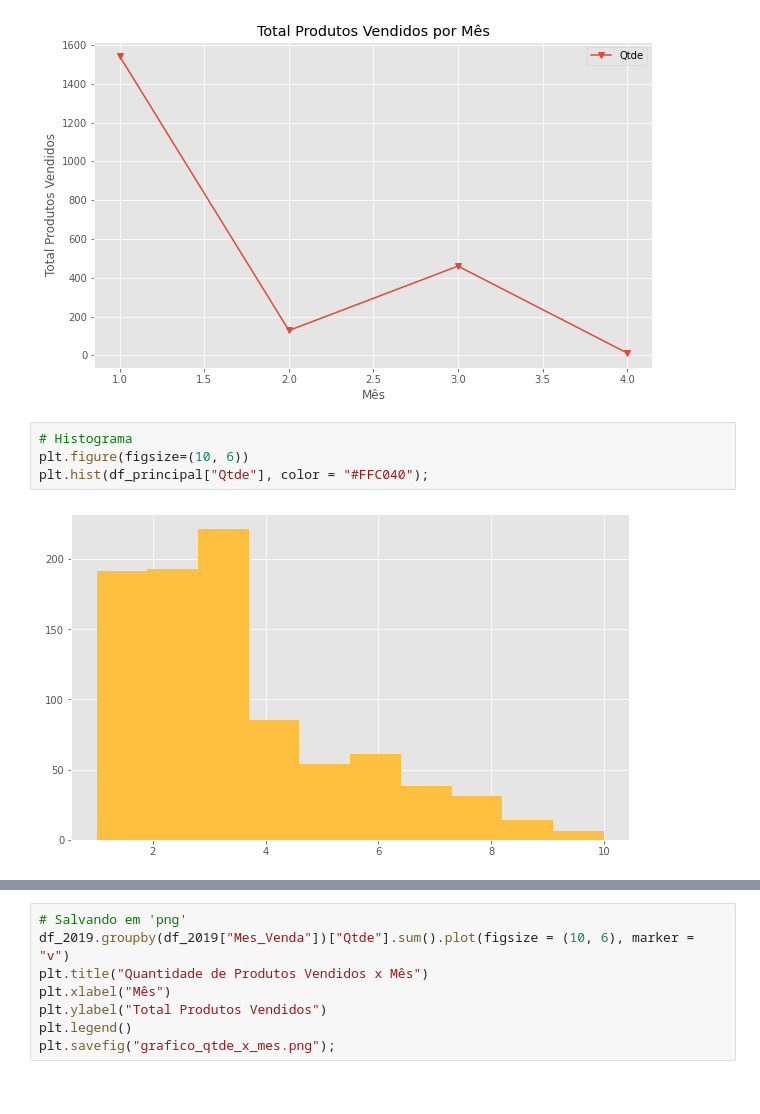
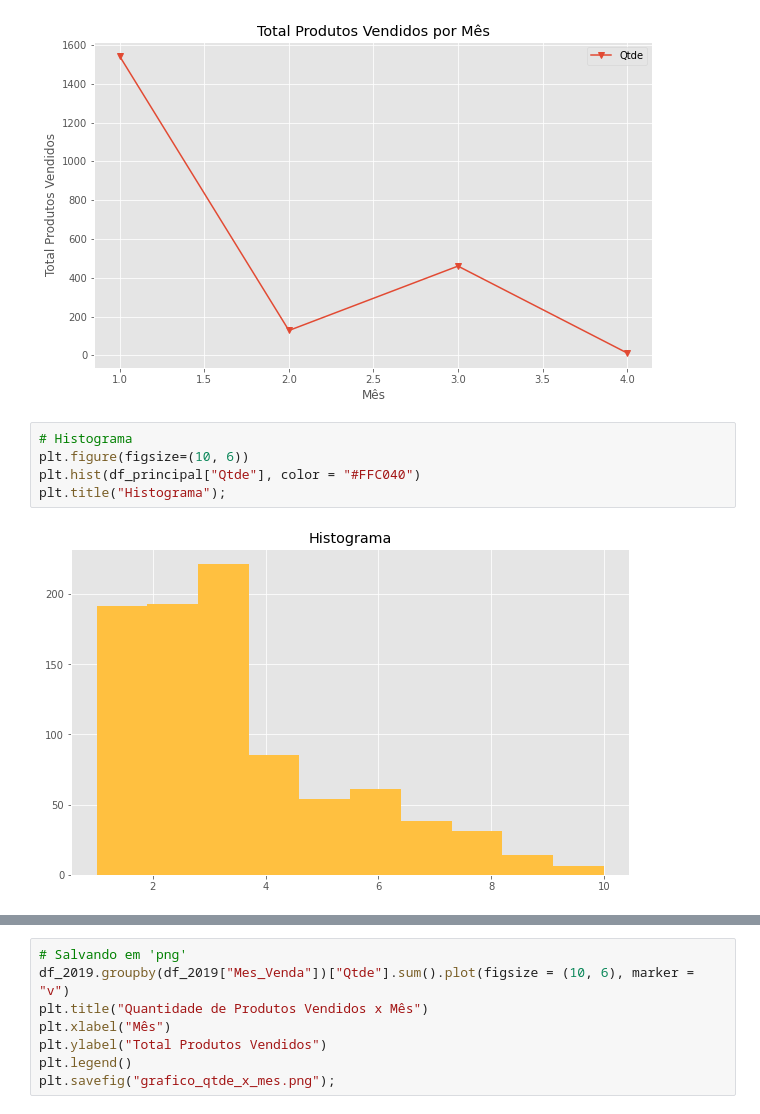
Before and after one commit to JulianoMata/curso_alura_estatistica_python, a Jupyter notebook: Notebooks/Introducao_Pandas.ipynb, the cells around one changed output, grey strips where cells are left out. Drawn from its saved outputs; the diff is of its cells as text.

```diff
--- a/Notebooks/Introducao_Pandas.ipynb
+++ b/Notebooks/Introducao_Pandas.ipynb
@@ -474,9 +483,10 @@ plt.legend();
 # %%
 # Histograma
 plt.figure(figsize=(10, 6))
-plt.hist(df_principal["Qtde"], color = "#FFC040");
+plt.hist(df_principal["Qtde"], color = "#FFC040")
+plt.title("Histograma");
 # %% [output]
-[figure, old version]
+[figure, new version]
 # %%
 # Histograma
 plt.figure(figsize=(10, 6))
```
Also changed, not shown: parts of 6 cells of this notebook.
